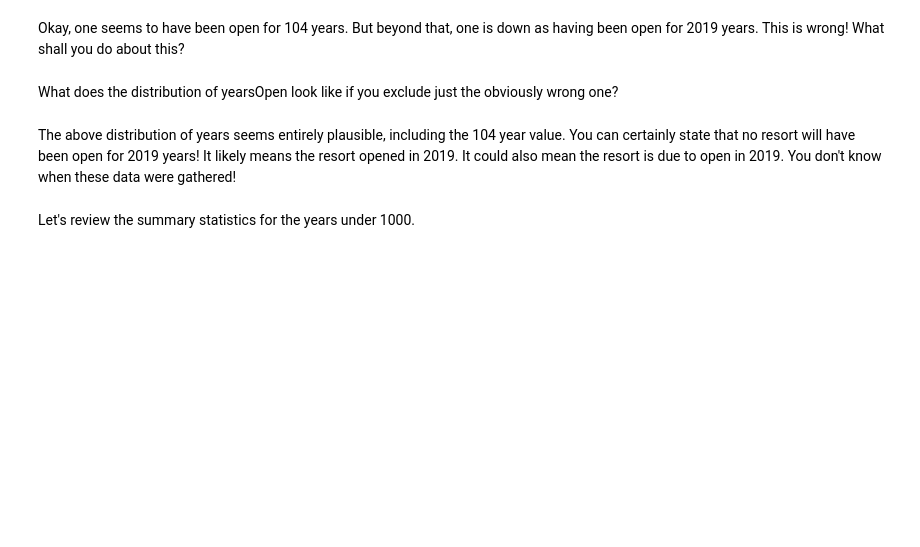
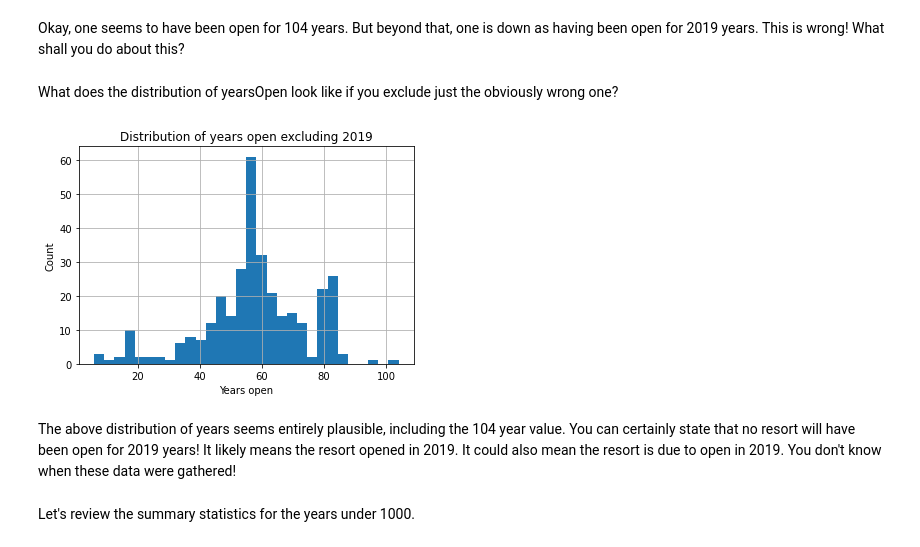
Before and after one commit to HayalDargin/DataScienceGuidedCapstone, a Jupyter notebook: Notebooks/02_data_wrangling.ipynb, the cells around one changed output. Drawn from its saved outputs; the diff is of its cells as text; code cells hidden in the pictures; blank space fills up the shorter version.

```diff
--- a/Notebooks/02_data_wrangling.ipynb
+++ b/Notebooks/02_data_wrangling.ipynb
@@ -535,11 +712,13 @@ What does the distribution of yearsOpen look like if you exclude just the obviou
 # %%
 #Code task 26#
 #Call the hist method on 'yearsOpen' after filtering for values under 1000
 #Pass the argument bins=30 to hist(), but feel free to explore other values
-ski_data.loc[ski_data.yearsOpen < 1000].hist(bins=30, figsize=(15,10))
+ski_data.loc[ski_data.yearsOpen < 1000].hist('yearsOpen', bins=30)
 plt.xlabel('Years open')
 plt.ylabel('Count')
 plt.title('Distribution of years open excluding 2019');
+# %% [output]
+[figure, added]
 # %% [markdown]
 The above distribution of years seems entirely plausible, including the 104 year value. You can certainly state that no resort will have been open for 2019 years! It likely means the resort opened in 2019. It could also mean the resort is due to open in 2019. You don't know when these data were gathered!
 # %% [markdown]
```
Also changed, not shown: parts of 60 cells of this notebook.
